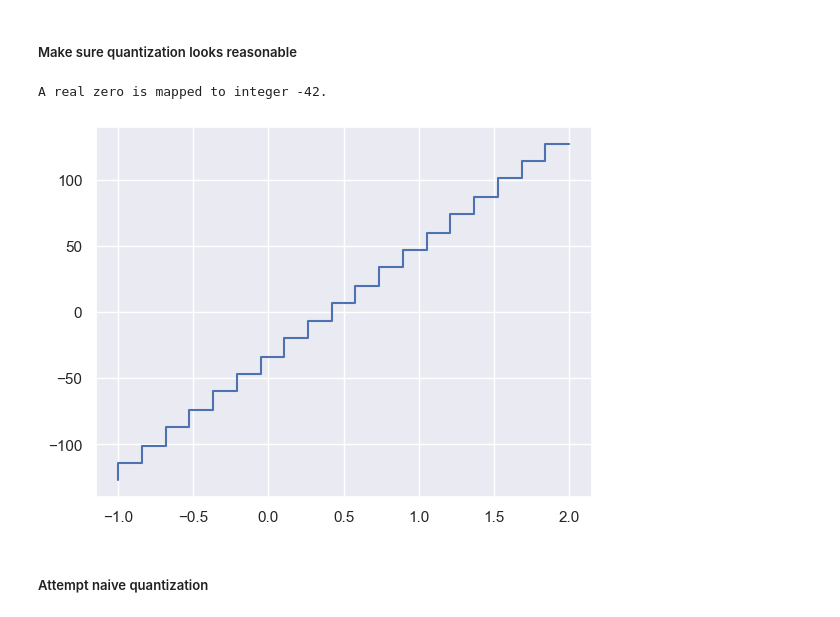
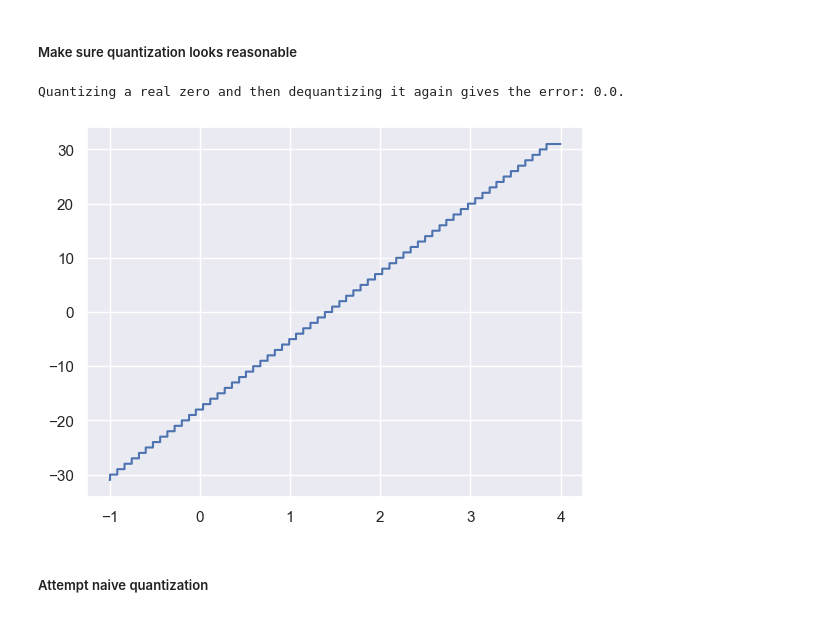
Before and after one commit to ibengtsson/GNN_decoder_quant, a Jupyter notebook: notebooks/quantization.ipynb, the cells around one changed output. Drawn from its saved outputs; the diff is of its cells as text; code cells hidden in the pictures.

```diff
--- a/notebooks/quantization.ipynb
+++ b/notebooks/quantization.ipynb
@@ -119,12 +70,0 @@ if plot:
-# %%
-def quantize_tensor(r, scale, zero_point):
-    return torch.floor(r / scale + zero_point).char()
-
-def unquantize_tensor(q, scale, zero_point):
-    return (scale * (q - zero_point)).float()
-
-def get_scale(alpha, beta, bit_width):
-    return (beta - alpha) / (2 ** bit_width - 1)
-
-def get_zero_pt(alpha, beta, bit_width):
-    return torch.floor((2 ** bit_width * (alpha + beta) - 2 * beta) / (2 * (alpha - beta))).char()
@@ -131,23 +77,30 @@ def get_zero_pt(alpha, beta, bit_width):
 # %% [markdown]
 ##### Make sure quantization looks reasonable
 # %%
-bit_width = 8
+from src.utils import get_scale, get_zero_pt, quantize_tensor, dequantize_tensor
+
+bit_width = 6
 alpha = torch.tensor(-1)
-beta = torch.tensor(2)
+beta = torch.tensor(4)
 
 scale = get_scale(alpha, beta, bit_width)
 zero_pt = get_zero_pt(alpha, beta, bit_width)
 
-r = torch.tensor(np.linspace(alpha, beta, 20))
-q = quantize_tensor(r, scale, zero_pt)
+
+r = torch.tensor(np.linspace(alpha, beta, 1000)).float()
+q = quantize_tensor(r, scale, zero_pt, bit_width=bit_width)
 
 fig, ax = plt.subplots()
 ax.step(r, q)
 
-print(f"A real zero is mapped to integer {quantize_tensor(torch.tensor(0), scale, zero_pt).char()}.")
+# quantizing a real zero and then dequantizing
+real_zero = torch.tensor(0)
+q_zero = quantize_tensor(real_zero, scale, zero_pt, bit_width=bit_width)
+new_real_zero = dequantize_tensor(q_zero, scale, zero_pt)
+print(f"Quantizing a real zero and then dequantizing it again gives the error: {real_zero - new_real_zero}.")
 # %% [output]
-A real zero is mapped to integer -42.
+Quantizing a real zero and then dequantizing it again gives the error: 0.0.
-[figure, old version]
+[figure, new version]
 # %% [markdown]
 ##### Attempt naive quantization
 # %%
```
Also changed, not shown: parts of 8 cells of this notebook.
